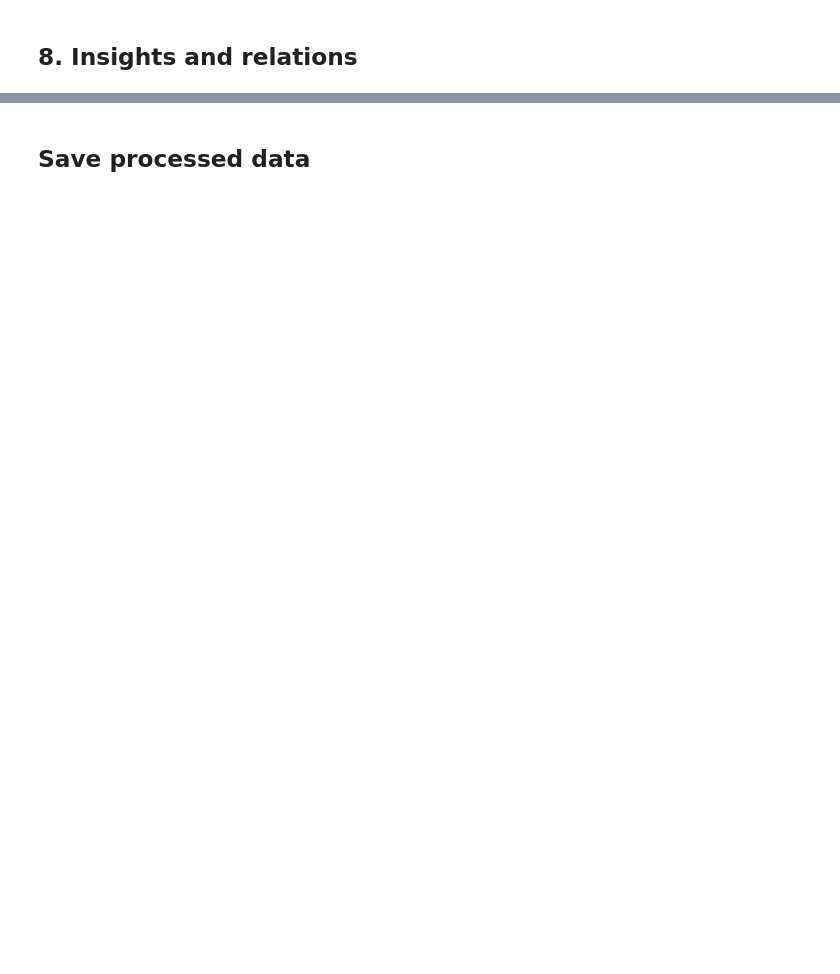
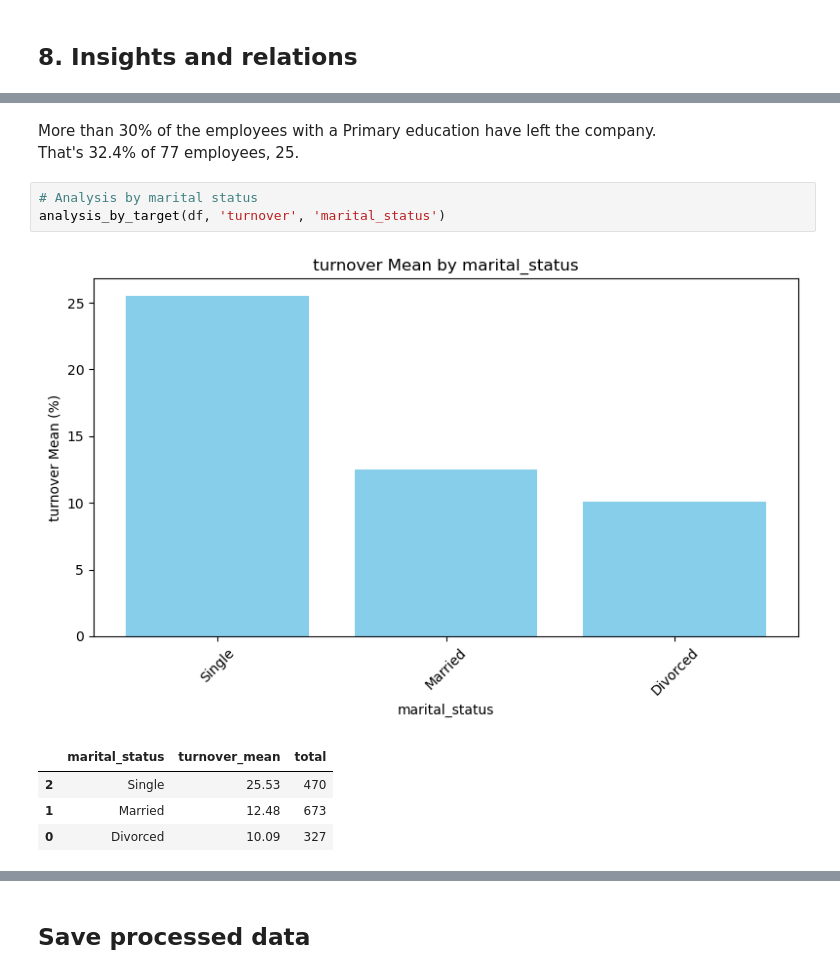
Before and after one commit to multivacs/employee-churn-prediction, a Jupyter notebook: notebooks/01-exploration.ipynb, the cells around one changed output, grey strips where cells are left out. Saved outputs shown, nothing was run; the diff lists cells and outputs as text; blank space fills up the shorter version.

```diff
--- a/notebooks/01-exploration.ipynb
+++ b/notebooks/01-exploration.ipynb
@@ -56,0 +257,12 @@ df.isna().sum().sort_values(ascending = False)
+# %% [markdown]
+More than 30% of the employees with a Primary education have left the company.
+That's 32.4% of 77 employees, 25.
+# %%
+# Analysis by marital status
+analysis_by_target(df, 'turnover', 'marital_status')
+# %% [output]
+[figure, added]
+|  | marital_status | turnover_mean | total |
+| 2 | Single | 25.53 | 470 |
+| 1 | Married | 12.48 | 673 |
+| 0 | Divorced | 10.09 | 327 |
```
Also changed, not shown: parts of 54 cells of this notebook.
